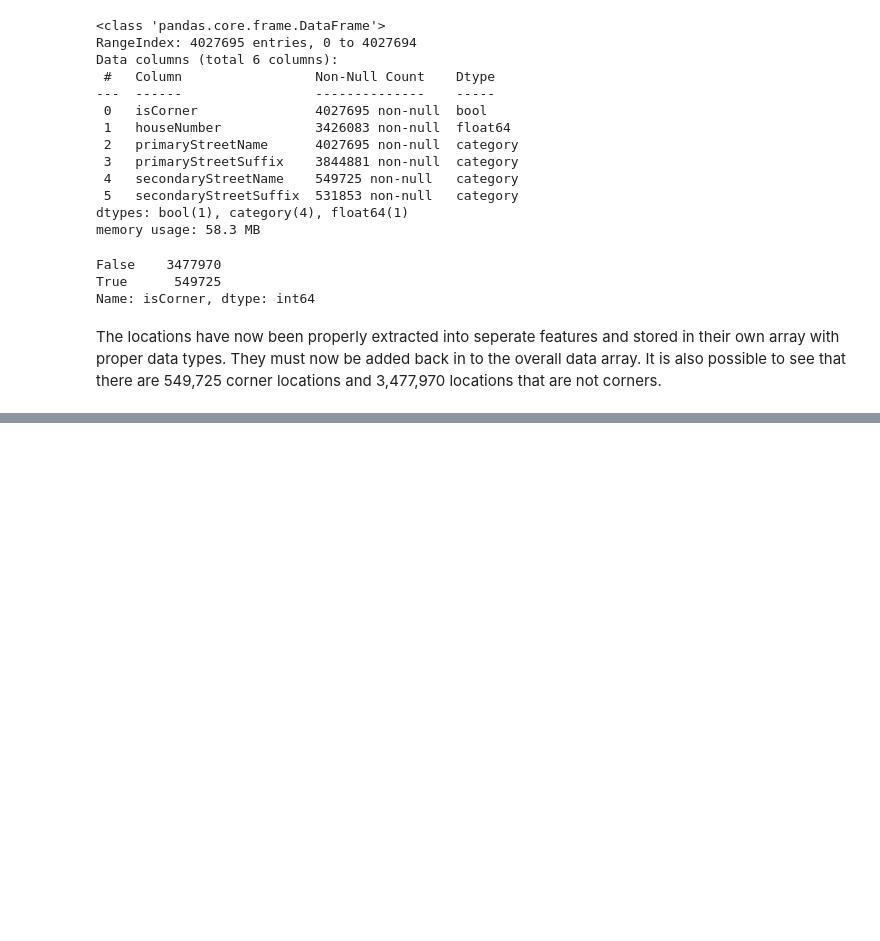
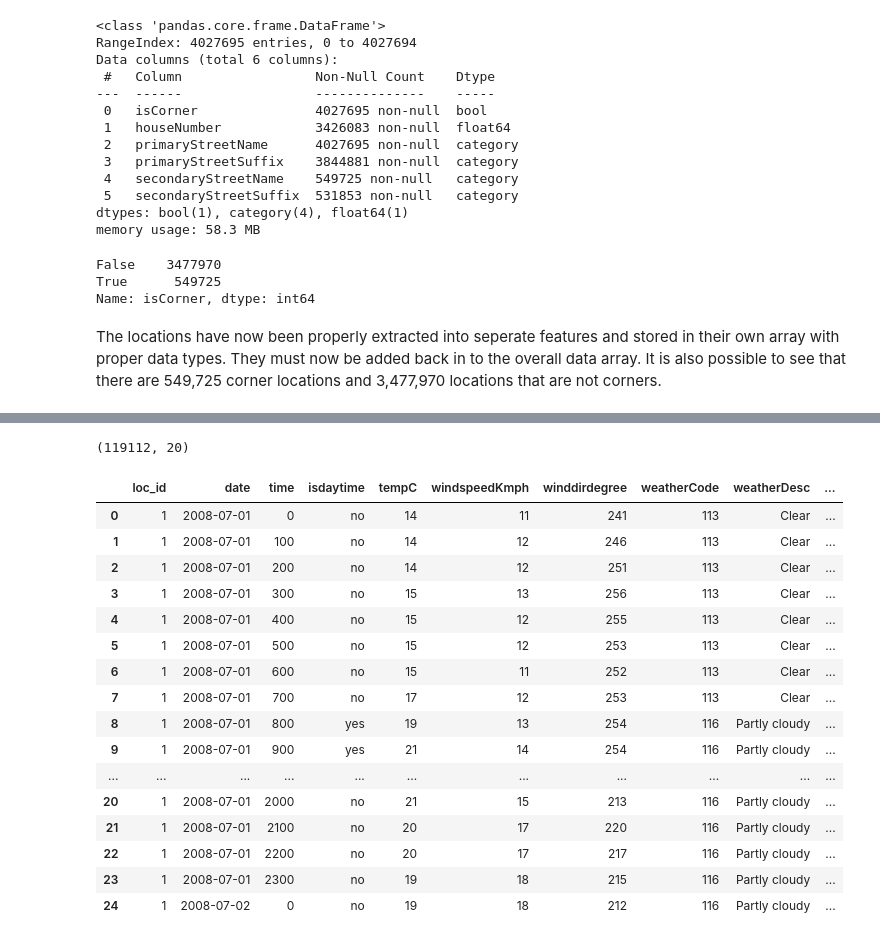
Before and after one commit to GrantFass/CS3300-FinalProject, a Jupyter notebook: CS 3300 011 Data Science Final Project.ipynb, the cells around one changed output, grey strips where cells are left out. Drawn from its saved outputs; the diff is of its cells as text; code cells hidden in the pictures; blank space fills up the shorter version.

```diff
--- a/CS 3300 011 Data Science Final Project.ipynb
+++ b/CS 3300 011 Data Science Final Project.ipynb
@@ -581,0 +518,2 @@ https://mpd.digitalpublicworks.com/?start=2019-01-05T00:00:00-06:00&end=2019-01-
+# %%
+weather_data_original = pd.read_csv("weather_data_1hr.csv")
@@ -581,0 +577,38 @@ https://mpd.digitalpublicworks.com/?start=2019-01-05T00:00:00-06:00&end=2019-01-
+# %%
+weather_data = weather_data_original.copy(deep=True)
+weather_data = weather_data.drop('tempF', axis=1)
+weather_data = weather_data.drop('windspeedMiles', axis=1)
+weather_data = weather_data.drop('winddir16point', axis=1)
+weather_data = weather_data.drop('precipInches', axis=1)
+weather_data = weather_data.drop('visibilityMiles', axis=1)
+weather_data = weather_data.drop('pressureInches', axis=1)
+weather_data = weather_data.drop('HeatIndexF', axis=1)
+weather_data = weather_data.drop('DewPointF', axis=1)
+weather_data = weather_data.drop('WindChillF', axis=1)
+weather_data = weather_data.drop('WindGustMiles', axis=1)
+weather_data = weather_data.drop('FeelsLikeF', axis=1)
+weather_data = weather_data.drop('weatherIconUrl', axis=1)
+# %%
+weather_data.shape
+# %% [output]
+(119112, 20)
+# %%
+weather_data.head(25)
+# %% [output]
+|  | loc_id | date | time | isdaytime | tempC | windspeedKmph | winddirdegree | weatherCode | weatherDesc | ... |
+| 0 | 1 | 2008-07-01 | 0 | no | 14 | 11 | 241 | 113 | Clear | ... |
+| 1 | 1 | 2008-07-01 | 100 | no | 14 | 12 | 246 | 113 | Clear | ... |
+| 2 | 1 | 2008-07-01 | 200 | no | 14 | 12 | 251 | 113 | Clear | ... |
+| 3 | 1 | 2008-07-01 | 300 | no | 15 | 13 | 256 | 113 | Clear | ... |
+| 4 | 1 | 2008-07-01 | 400 | no | 15 | 12 | 255 | 113 | Clear | ... |
+| 5 | 1 | 2008-07-01 | 500 | no | 15 | 12 | 253 | 113 | Clear | ... |
+| 6 | 1 | 2008-07-01 | 600 | no | 15 | 11 | 252 | 113 | Clear | ... |
+| 7 | 1 | 2008-07-01 | 700 | no | 17 | 12 | 253 | 113 | Clear | ... |
+| 8 | 1 | 2008-07-01 | 800 | yes | 19 | 13 | 254 | 116 | Partly cloudy | ... |
+| 9 | 1 | 2008-07-01 | 900 | yes | 21 | 14 | 254 | 116 | Partly cloudy | ... |
+| ... | ... | ... | ... | ... | ... | ... | ... | ... | ... | ... |
+| 20 | 1 | 2008-07-01 | 2000 | no | 21 | 15 | 213 | 116 | Partly cloudy | ... |
+| 21 | 1 | 2008-07-01 | 2100 | no | 20 | 17 | 220 | 116 | Partly cloudy | ... |
+| 22 | 1 | 2008-07-01 | 2200 | no | 20 | 17 | 217 | 116 | Partly cloudy | ... |
+| 23 | 1 | 2008-07-01 | 2300 | no | 19 | 18 | 215 | 116 | Partly cloudy | ... |
+| 24 | 1 | 2008-07-02 | 0 | no | 19 | 18 | 212 | 116 | Partly cloudy | ... |
```
Also changed, not shown: parts of 55 cells of this notebook.
